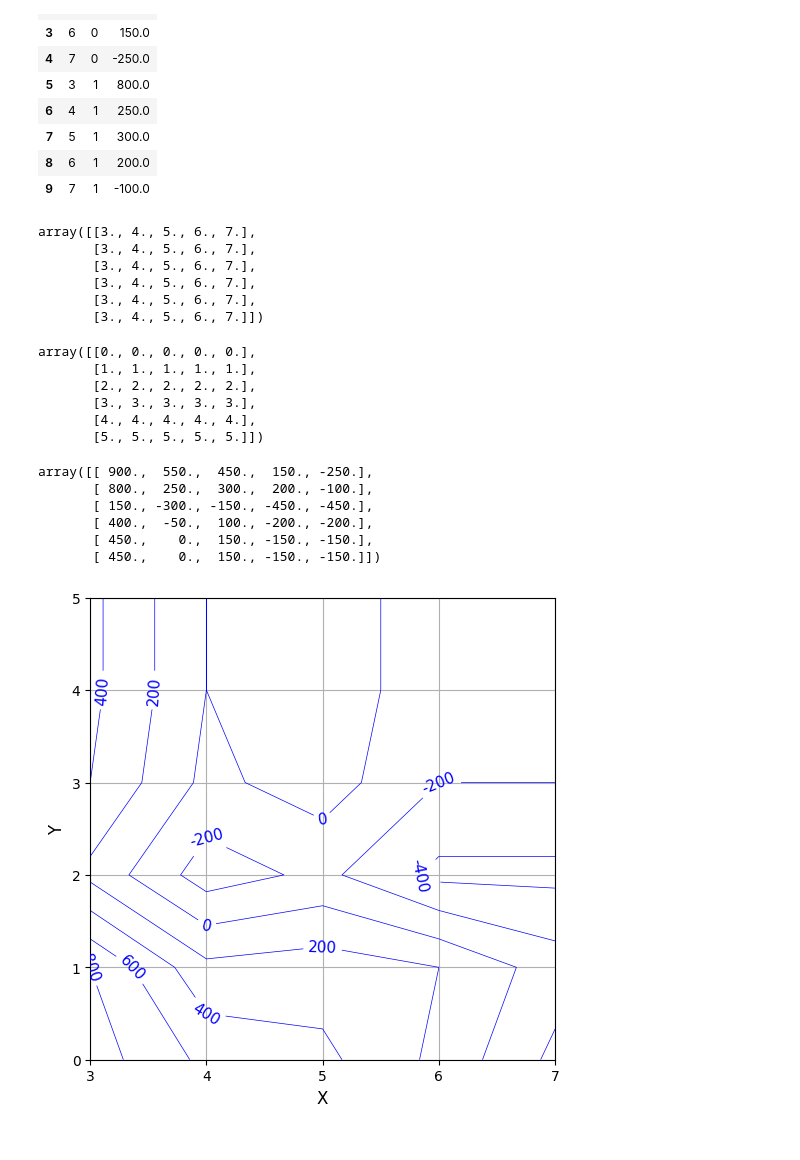
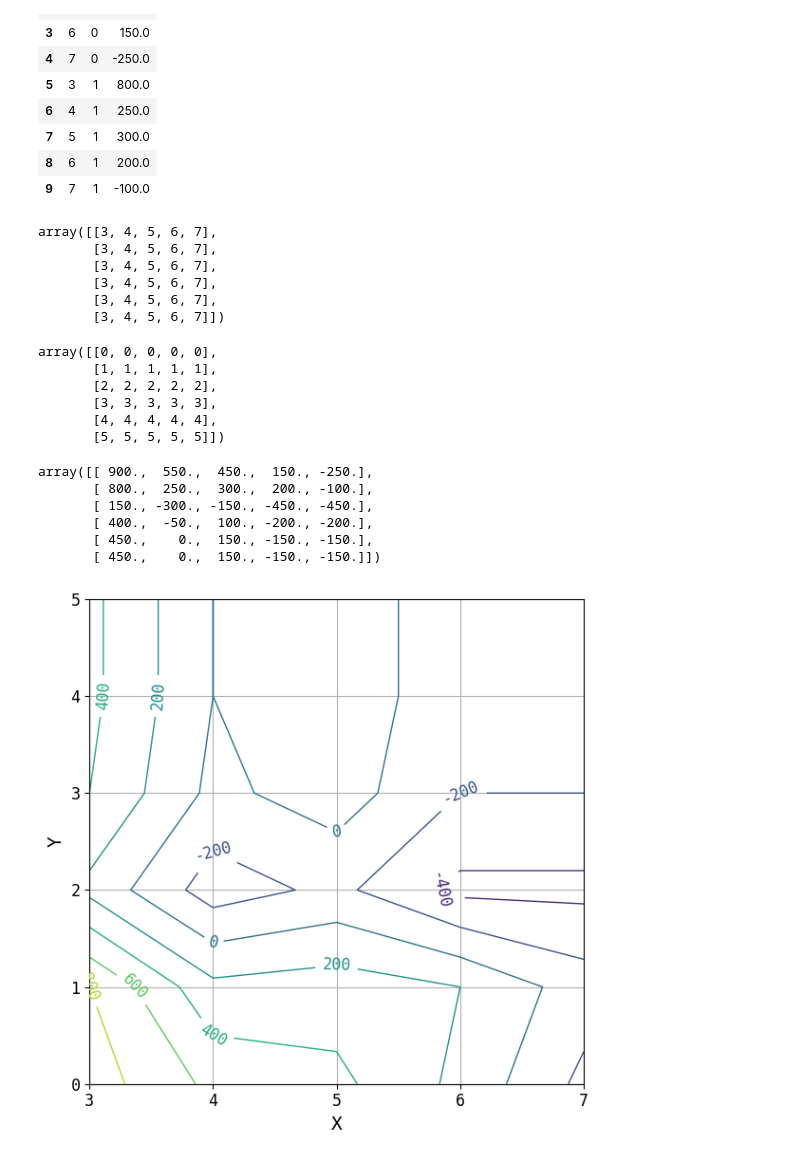
Before and after one commit to bitwalk123/stat, a Jupyter notebook: sample_contour_01.ipynb, the cells around one changed output. Saved outputs shown, nothing was run; the diff lists cells and outputs as text; code cells hidden in the pictures.

```diff
--- a/sample_contour_01.ipynb
+++ b/sample_contour_01.ipynb
@@ -47,27 +47,27 @@ df.head(10)
 | 8 | 6 | 1 | 200.0 |
 | 9 | 7 | 1 | -100.0 |
 # %%
-x = np.array(df['X'].astype(float)).reshape([n_y, n_x])
-y = np.array(df['Y'].astype(float)).reshape([n_y, n_x])
-z = np.array(df['Z'].astype(float)).reshape([n_y, n_x])
+x = np.array(df['X']).reshape([n_y, n_x])
+y = np.array(df['Y']).reshape([n_y, n_x])
+z = np.array(df['Z']).reshape([n_y, n_x])
 # %%
 x
 # %% [output]
-array([[3., 4., 5., 6., 7.],
-       [3., 4., 5., 6., 7.],
-       [3., 4., 5., 6., 7.],
-       [3., 4., 5., 6., 7.],
-       [3., 4., 5., 6., 7.],
-       [3., 4., 5., 6., 7.]])
+array([[3, 4, 5, 6, 7],
+       [3, 4, 5, 6, 7],
+       [3, 4, 5, 6, 7],
+       [3, 4, 5, 6, 7],
+       [3, 4, 5, 6, 7],
+       [3, 4, 5, 6, 7]])
 # %%
 y
 # %% [output]
-array([[0., 0., 0., 0., 0.],
-       [1., 1., 1., 1., 1.],
-       [2., 2., 2., 2., 2.],
-       [3., 3., 3., 3., 3.],
-       [4., 4., 4., 4., 4.],
-       [5., 5., 5., 5., 5.]])
+array([[0, 0, 0, 0, 0],
+       [1, 1, 1, 1, 1],
+       [2, 2, 2, 2, 2],
+       [3, 3, 3, 3, 3],
+       [4, 4, 4, 4, 4],
+       [5, 5, 5, 5, 5]])
 # %%
 z
 # %% [output]
@@ -78,23 +78,31 @@ array([[ 900.,  550.,  450.,  150., -250.],
        [ 450.,    0.,  150., -150., -150.],
        [ 450.,    0.,  150., -150., -150.]])
 # %%
+plt.rcParams['font.family'] = 'monospace'
+
 fig = plt.figure(figsize=(6, 6))
 ax = fig.add_subplot(111)
 
 cont = ax.contour(
     x, y, z,
-    colors=['blue'],
     linestyles='solid',
-    linewidths=0.5,
+    linewidths=1,
 )
-cont.clabel(fmt='%.f', fontsize=11)
+cont.clabel(fmt='%.f', fontsize=12)
 
 ax.xaxis.set_major_locator(ticker.MultipleLocator(1))
 ax.yaxis.set_major_locator(ticker.MultipleLocator(1))
 
-ax.set_xlabel('X', fontsize=12)
-ax.set_ylabel('Y', fontsize=12)
+ax.xaxis.set_tick_params(labelsize=12)
+ax.yaxis.set_tick_params(labelsize=12)
+
+ax.set_xlabel('X', fontsize=14)
+ax.set_ylabel('Y', fontsize=14)
 
 ax.grid()
+
+plt.tight_layout()
+plt.savefig('screenshots/sample_contour.png')
+plt.show()
 # %% [output]
-[figure, old version]
+[figure, new version]
```
Also changed, not shown: 3 other files.
